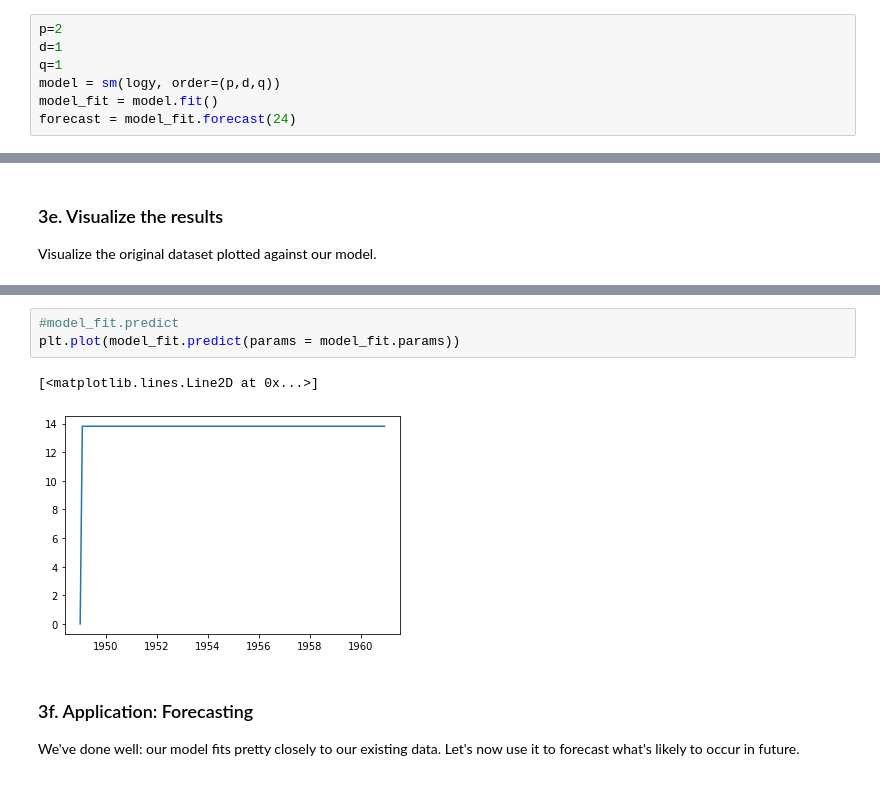
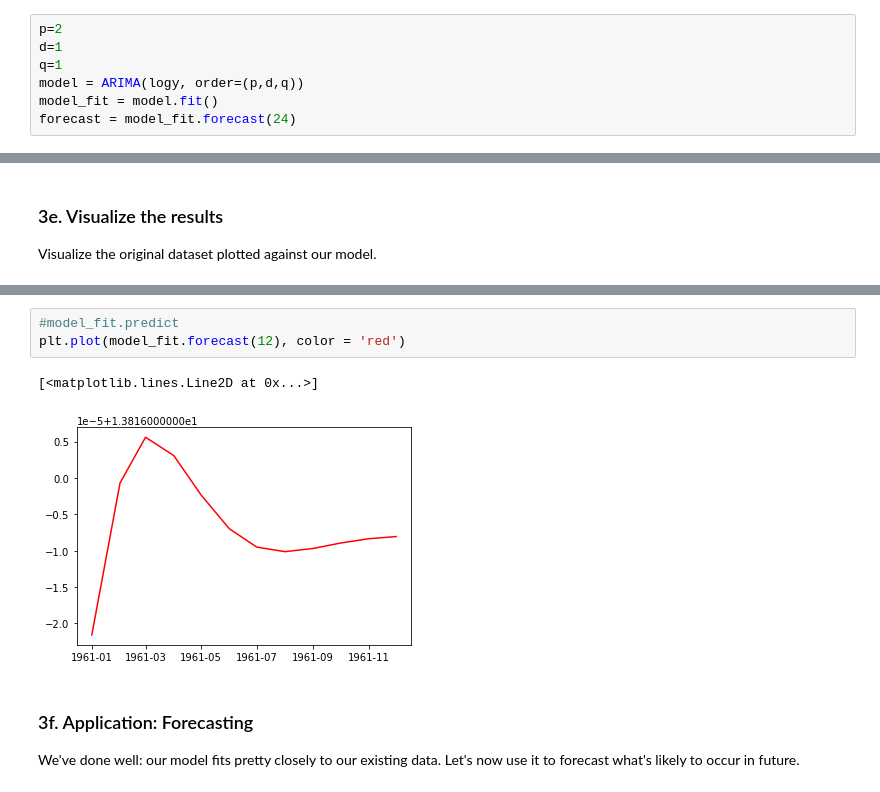
Before and after one commit to randrmoel/cowboy_cig_case, a Jupyter notebook: Cowboy Cigarettes Case Study - Tier 3.ipynb, the cells around one changed output, grey strips where cells are left out. Drawn from its saved outputs; the diff is of its cells as text.

Commit message:
final model

```diff
--- a/Cowboy Cigarettes Case Study - Tier 3.ipynb
+++ b/Cowboy Cigarettes Case Study - Tier 3.ipynb
@@ -392,7 +375,7 @@ So the best p,d, q, parameters for our ARIMA model are 2, 1, 1 respectively. Now
 p=2
 d=1
 q=1
-model = sm(logy, order=(p,d,q))
+model = ARIMA(logy, order=(p,d,q))
 model_fit = model.fit()
 forecast = model_fit.forecast(24)
 # %% [markdown]
@@ -432,10 +415,10 @@ plt.plot(y)
 [figure]
 # %%
 #model_fit.predict
-plt.plot(model_fit.predict(params = model_fit.params))
+plt.plot(model_fit.forecast(12), color = 'red')
 # %% [output]
 [<matplotlib.lines.Line2D at 0x...>]
-[figure, old version]
+[figure, new version]
 # %% [markdown]
 ### 3f. Application: Forecasting
 
```
Also changed, not shown: parts of 8 cells of this notebook.
